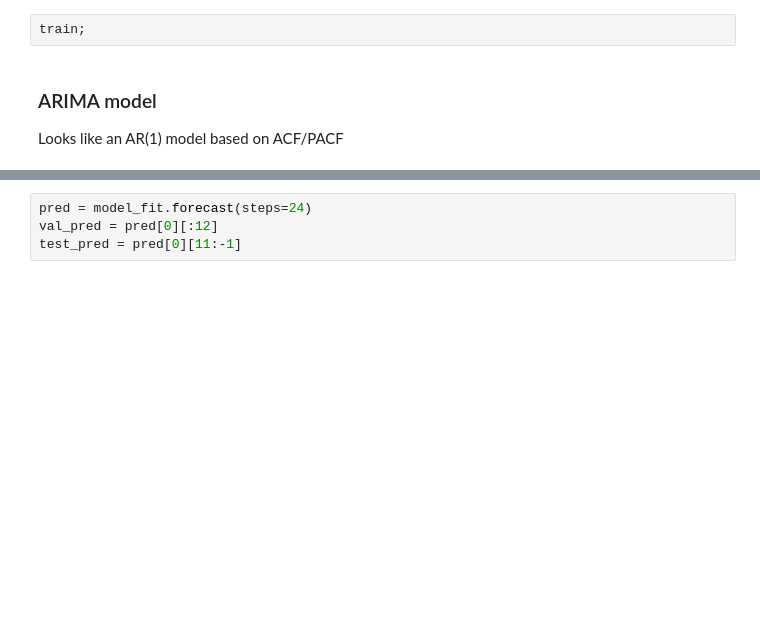
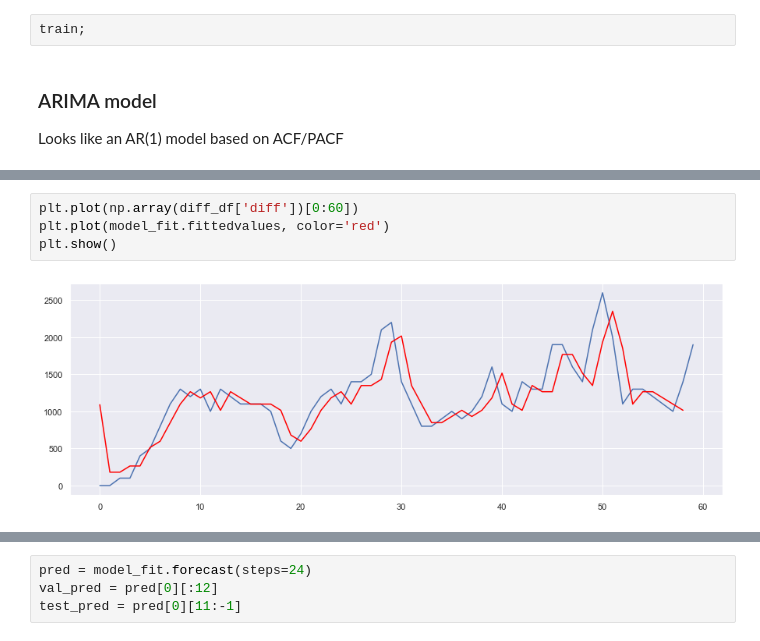
Before and after one commit to Joe-Bit-lab/mod4, a Jupyter notebook: Step4_Reckoning/Step4a_Lehigh_Acres_FL_33974.ipynb, the cells around one changed output, grey strips where cells are left out. Cells and saved outputs as stored; diff of their text form; blank space fills up the shorter version.

```diff
--- a/Step4_Reckoning/Step4a_Lehigh_Acres_FL_33974.ipynb
+++ b/Step4_Reckoning/Step4a_Lehigh_Acres_FL_33974.ipynb
@@ -181,0 +172,6 @@ val.index[0], val.index[-1]
+# %%
+plt.plot(np.array(diff_df['diff'])[0:60])
+plt.plot(model_fit.fittedvalues, color='red')
+plt.show()
+# %% [output]
+[figure, added]
```
Also changed, not shown: parts of 21 cells of this notebook, 2 other files.
